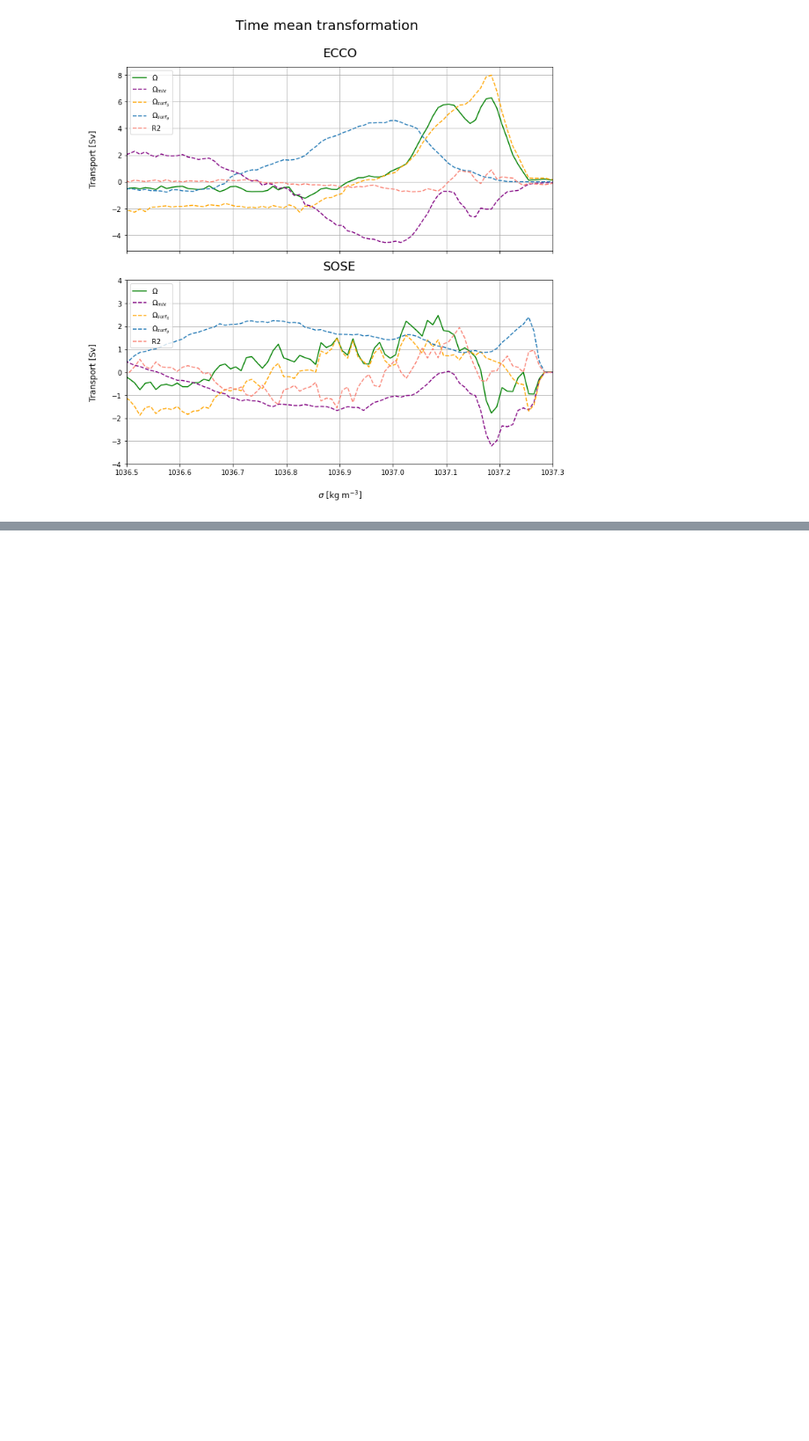
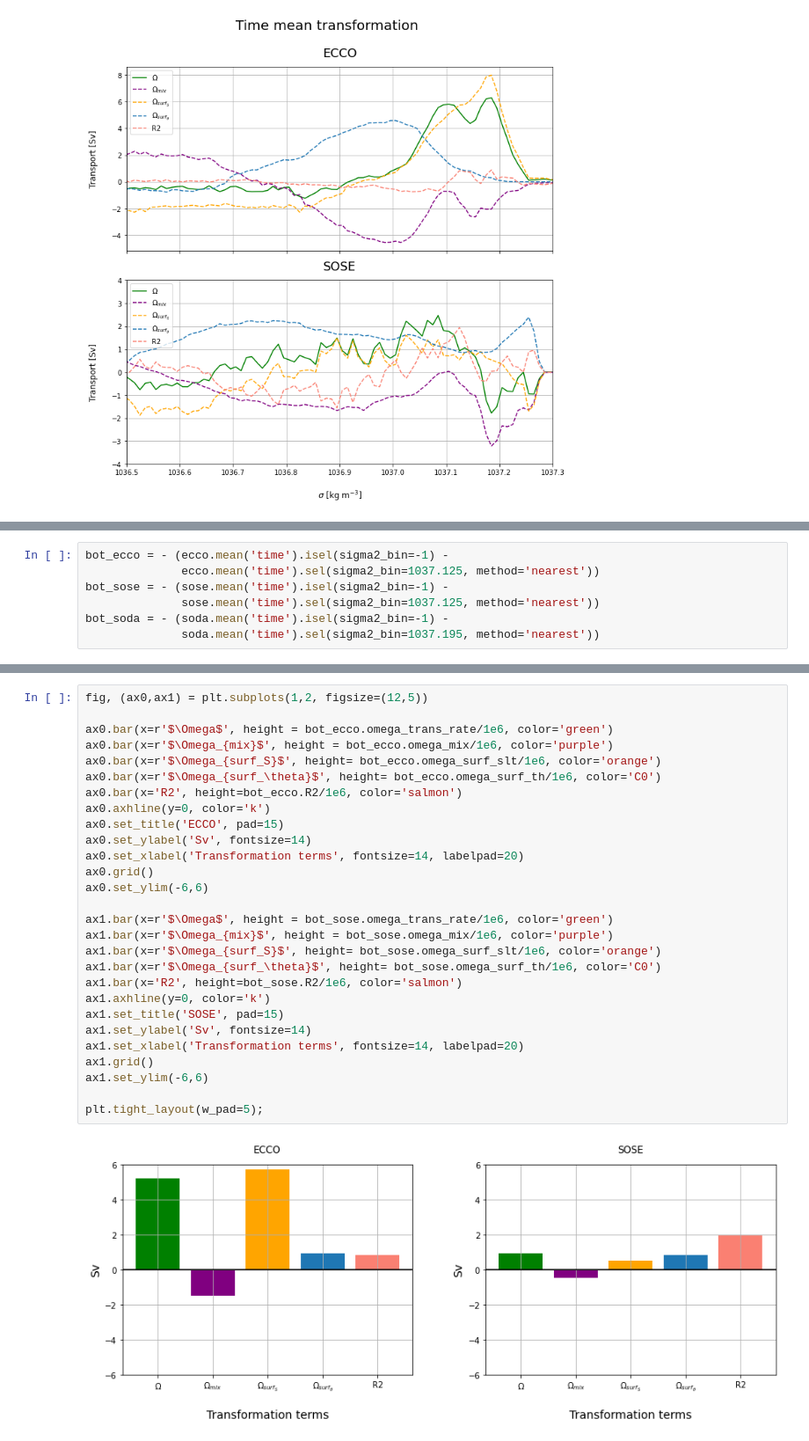
Before and after one commit to ocean-transport/WMT-project, a Jupyter notebook: stacked-figs/time-mean.ipynb, the cells around one changed output, grey strips where cells are left out. Shown at 88% size. Cells and saved outputs as stored; diff of their text form; blank space fills up the shorter version.

Commit message:
added omega terms bar charts

```diff
--- a/stacked-figs/time-mean.ipynb
+++ b/stacked-figs/time-mean.ipynb
@@ -129,0 +132,7 @@ plt.tight_layout();
+# %%
+bot_ecco = - (ecco.mean('time').isel(sigma2_bin=-1) -
+              ecco.mean('time').sel(sigma2_bin=1037.125, method='nearest'))
+bot_sose = - (sose.mean('time').isel(sigma2_bin=-1) -
+              sose.mean('time').sel(sigma2_bin=1037.125, method='nearest'))
+bot_soda = - (soda.mean('time').isel(sigma2_bin=-1) -
+              soda.mean('time').sel(sigma2_bin=1037.195, method='nearest'))
@@ -129,0 +172,30 @@ plt.tight_layout();
+# %%
+fig, (ax0,ax1) = plt.subplots(1,2, figsize=(12,5))
+
+ax0.bar(x=r'$\Omega$', height = bot_ecco.omega_trans_rate/1e6, color='green')
+ax0.bar(x=r'$\Omega_{mix}$', height = bot_ecco.omega_mix/1e6, color='purple')
+ax0.bar(x=r'$\Omega_{surf_S}$', height= bot_ecco.omega_surf_slt/1e6, color='orange')
+ax0.bar(x=r'$\Omega_{surf_\theta}$', height= bot_ecco.omega_surf_th/1e6, color='C0')
+ax0.bar(x='R2', height=bot_ecco.R2/1e6, color='salmon')
+ax0.axhline(y=0, color='k')
+ax0.set_title('ECCO', pad=15)
+ax0.set_ylabel('Sv', fontsize=14)
+ax0.set_xlabel('Transformation terms', fontsize=14, labelpad=20)
+ax0.grid()
+ax0.set_ylim(-6,6)
+
+ax1.bar(x=r'$\Omega$', height = bot_sose.omega_trans_rate/1e6, color='green')
+ax1.bar(x=r'$\Omega_{mix}$', height = bot_sose.omega_mix/1e6, color='purple')
+ax1.bar(x=r'$\Omega_{surf_S}$', height= bot_sose.omega_surf_slt/1e6, color='orange')
+ax1.bar(x=r'$\Omega_{surf_\theta}$', height= bot_sose.omega_surf_th/1e6, color='C0')
+ax1.bar(x='R2', height=bot_sose.R2/1e6, color='salmon')
+ax1.axhline(y=0, color='k')
+ax1.set_title('SOSE', pad=15)
+ax1.set_ylabel('Sv', fontsize=14)
+ax1.set_xlabel('Transformation terms', fontsize=14, labelpad=20)
+ax1.grid()
+ax1.set_ylim(-6,6)
+
+plt.tight_layout(w_pad=5);
+# %% [output]
+[figure, added]
```
Also changed, not shown: parts of 6 cells of this notebook.
